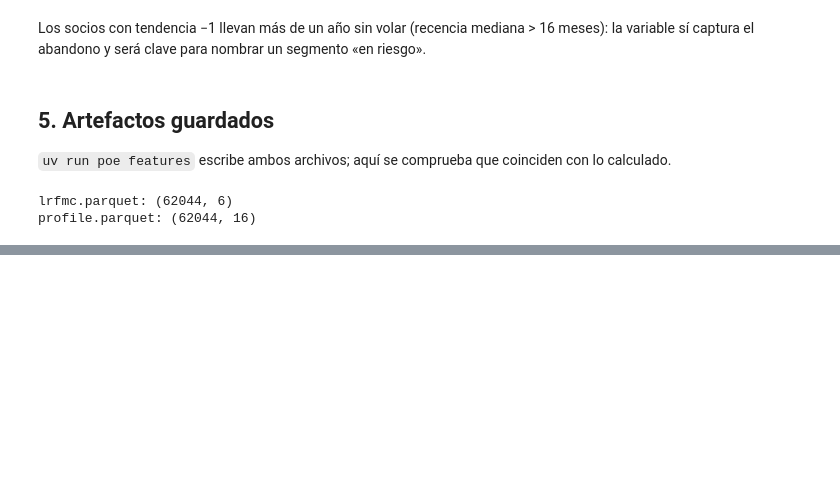
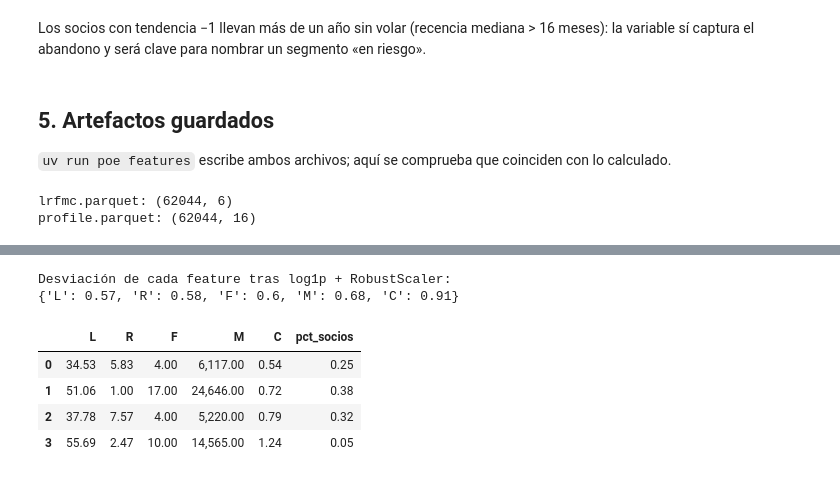
Before and after one commit to freddxvill/segmentacion-clientes-aerolinea, a Jupyter notebook: notebooks/03_features_y_transformacion.ipynb, the cells around one changed output, grey strips where cells are left out. Cells and saved outputs as stored; diff of their text form; code cells hidden in the pictures; blank space fills up the shorter version.

```diff
--- a/notebooks/03_features_y_transformacion.ipynb
+++ b/notebooks/03_features_y_transformacion.ipynb
@@ -186,0 +246,17 @@ profile.parquet: (62044, 16)
+# %%
+robust = make_preprocessor("log1p", "robust").fit_transform(features)
+print("Desviación de cada feature tras log1p + RobustScaler:")
+print(robust.std(ddof=0).round(2).to_dict())
+
+labels = KMeans(n_clusters=4, n_init=10, random_state=config.random_state).fit_predict(robust)
+features.groupby(labels).median().assign(
+    pct_socios=pd.Series(labels).value_counts(normalize=True).sort_index()
+)
+# %% [output]
+Desviación de cada feature tras log1p + RobustScaler:
+{'L': 0.57, 'R': 0.58, 'F': 0.6, 'M': 0.68, 'C': 0.91}
+|  | L | R | F | M | C | pct_socios |
+| 0 | 34.53 | 5.83 | 4.00 | 6,117.00 | 0.54 | 0.25 |
+| 1 | 51.06 | 1.00 | 17.00 | 24,646.00 | 0.72 | 0.38 |
+| 2 | 37.78 | 7.57 | 4.00 | 5,220.00 | 0.79 | 0.32 |
+| 3 | 55.69 | 2.47 | 10.00 | 14,565.00 | 1.24 | 0.05 |
```
Also changed, not shown: parts of 14 cells of this notebook, 14 other files.
